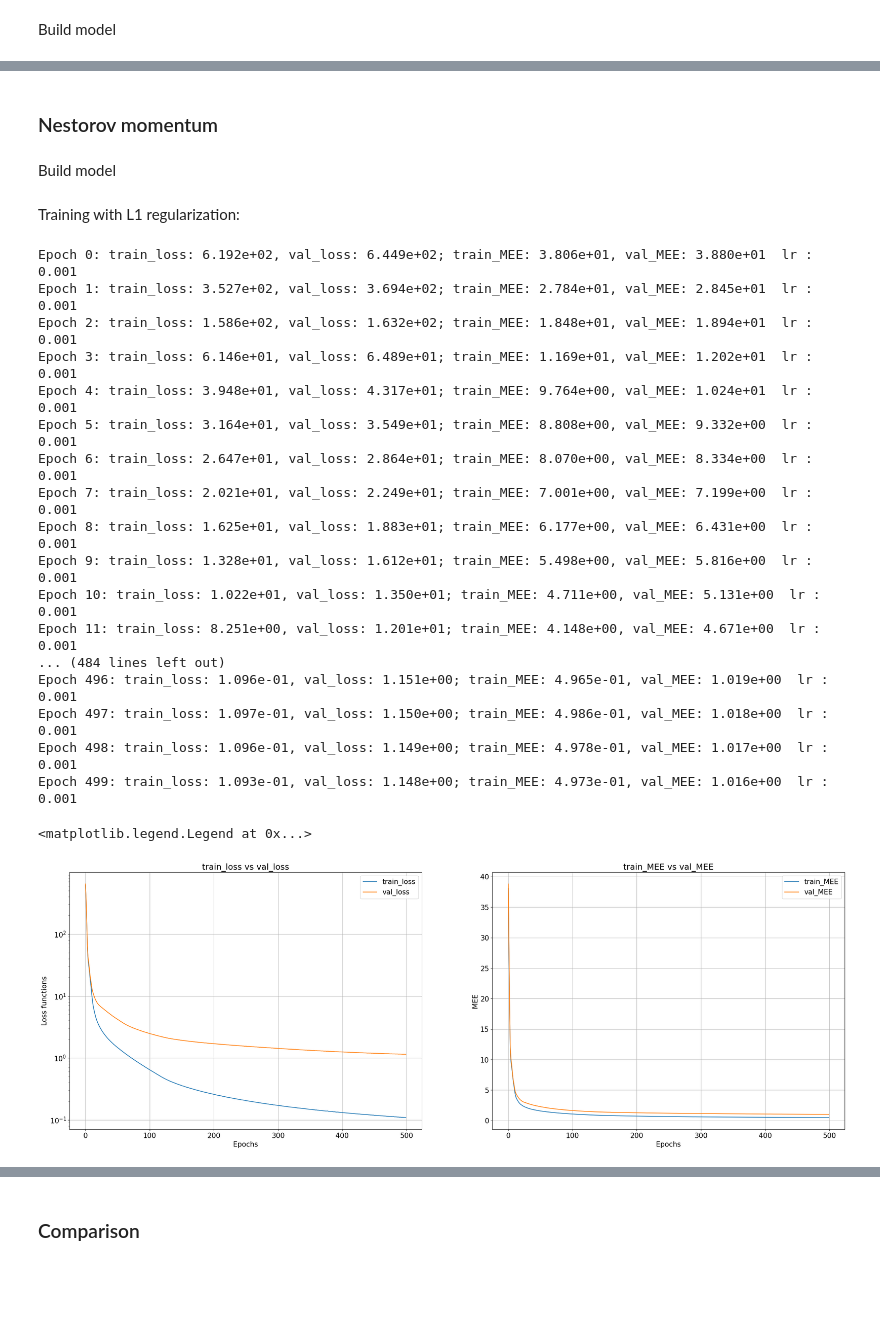
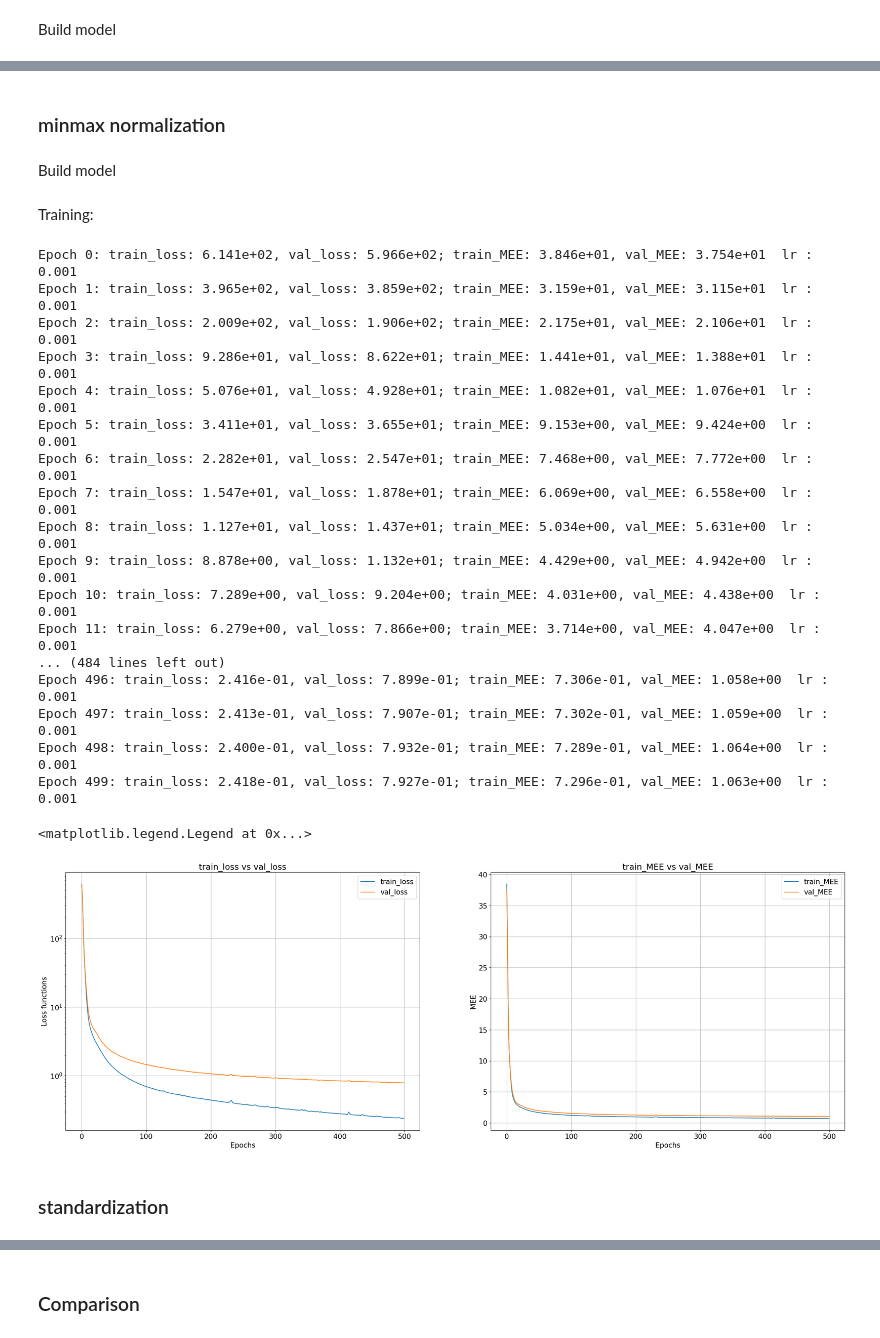
Before and after one commit to gmg00/ML_prj, a Jupyter notebook: notebooks/norm_exploration.ipynb, the cells around one changed output, grey strips where cells are left out. Drawn from its saved outputs; the diff is of its cells as text; code cells hidden in the pictures; blank space fills up the shorter version.

```diff
--- a/notebooks/norm_exploration.ipynb
+++ b/notebooks/norm_exploration.ipynb
@@ -63,7 +60,0 @@ preprocessing = 0
-# %%
-if preprocessing == 1:
-    X_train_cup = minmax_norm(X_train_cup)
-    X_test_cup = minmax_norm(X_test_cup)
-elif preprocessing == 2:
-    X_train_cup = standard(X_train_cup)
-    X_test_cup = standard(X_test_cup)
@@ -259,3 +81,16 @@ KeyError: 'train_accuracy'
+# %%
+def minmax_norm(input_array):
+    X_train_norm = []
+    for elem in input_array:
+        X_train_norm.append((elem - np.min(elem)) / (np.max(elem) - np.min(elem)))
+    return np.array(X_train_norm)
+# %%
+
+X_train_norm = minmax_norm(X_train_cup)
+X_test_norm = minmax_norm(X_test_cup)
+
+X_train_stand = standardize(X_train_cup)
+X_test_stand = standardize(X_test_cup)
 # %% [markdown]
 ## CUP
 # %% [markdown]
@@ -354,5 +188,5 @@ plt.legend(fontsize=15)
-# %% [markdown]
-### Nestorov momentum
+# %% [markdown]
+### minmax normalization
 # %% [markdown]
 Build model
 # %%
@@ -370,58 +204,59 @@ output_layer = Layer(hidden_layer, 3, params.pop('output_act_func'))
 model = NeuralNetwork(input_layer, output_layer, params.pop('loss'), metrics=[MEE])
 
 model.set_initial_weights(init_weights_list)
-# %% [markdown]
-Training with L1 regularization:
+# %% [markdown]
+Training:
 # %%
 np.random.seed(seed)
-params['nest'] = True
-history_nest = model.train(X_train_cup, y_train_cup,
+history_norm = model.train(X_train_norm, y_train_cup,
                                     ** params,
                                     validation_split = 0.2,
                                     early_stopping=None,
                                     reduce_eta=None
                                     )
 # %% [output]
-Epoch 0: train_loss: 6.192e+02, val_loss: 6.449e+02; train_MEE: 3.806e+01, val_MEE: 3.880e+01  lr : 0.001
-Epoch 1: train_loss: 3.527e+02, val_loss: 3.694e+02; train_MEE: 2.784e+01, val_MEE: 2.845e+01  lr : 0.001
-Epoch 2: train_loss: 1.586e+02, val_loss: 1.632e+02; train_MEE: 1.848e+01, val_MEE: 1.894e+01  lr : 0.001
-Epoch 3: train_loss: 6.146e+01, val_loss: 6.489e+01; train_MEE: 1.169e+01, val_MEE: 1.202e+01  lr : 0.001
-Epoch 4: train_loss: 3.948e+01, val_loss: 4.317e+01; train_MEE: 9.764e+00, val_MEE: 1.024e+01  lr : 0.001
-Epoch 5: train_loss: 3.164e+01, val_loss: 3.549e+01; train_MEE: 8.808e+00, val_MEE: 9.332e+00  lr : 0.001
-Epoch 6: train_loss: 2.647e+01, val_loss: 2.864e+01; train_MEE: 8.070e+00, val_MEE: 8.334e+00  lr : 0.001
-Epoch 7: train_loss: 2.021e+01, val_loss: 2.249e+01; train_MEE: 7.001e+00, val_MEE: 7.199e+00  lr : 0.001
-Epoch 8: train_loss: 1.625e+01, val_loss: 1.883e+01; train_MEE: 6.177e+00, val_MEE: 6.431e+00  lr : 0.001
-Epoch 9: train_loss: 1.328e+01, val_loss: 1.612e+01; train_MEE: 5.498e+00, val_MEE: 5.816e+00  lr : 0.001
-Epoch 10: train_loss: 1.022e+01, val_loss: 1.350e+01; train_MEE: 4.711e+00, val_MEE: 5.131e+00  lr : 0.001
-Epoch 11: train_loss: 8.251e+00, val_loss: 1.201e+01; train_MEE: 4.148e+00, val_MEE: 4.671e+00  lr : 0.001
+Epoch 0: train_loss: 6.141e+02, val_loss: 5.966e+02; train_MEE: 3.846e+01, val_MEE: 3.754e+01  lr : 0.001
+Epoch 1: train_loss: 3.965e+02, val_loss: 3.859e+02; train_MEE: 3.159e+01, val_MEE: 3.115e+01  lr : 0.001
+Epoch 2: train_loss: 2.009e+02, val_loss: 1.906e+02; train_MEE: 2.175e+01, val_MEE: 2.106e+01  lr : 0.001
+Epoch 3: train_loss: 9.286e+01, val_loss: 8.622e+01; train_MEE: 1.441e+01, val_MEE: 1.388e+01  lr : 0.001
+Epoch 4: train_loss: 5.076e+01, val_loss: 4.928e+01; train_MEE: 1.082e+01, val_MEE: 1.076e+01  lr : 0.001
+Epoch 5: train_loss: 3.411e+01, val_loss: 3.655e+01; train_MEE: 9.153e+00, val_MEE: 9.424e+00  lr : 0.001
+Epoch 6: train_loss: 2.282e+01, val_loss: 2.547e+01; train_MEE: 7.468e+00, val_MEE: 7.772e+00  lr : 0.001
+Epoch 7: train_loss: 1.547e+01, val_loss: 1.878e+01; train_MEE: 6.069e+00, val_MEE: 6.558e+00  lr : 0.001
+Epoch 8: train_loss: 1.127e+01, val_loss: 1.437e+01; train_MEE: 5.034e+00, val_MEE: 5.631e+00  lr : 0.001
+Epoch 9: train_loss: 8.878e+00, val_loss: 1.132e+01; train_MEE: 4.429e+00, val_MEE: 4.942e+00  lr : 0.001
+Epoch 10: train_loss: 7.289e+00, val_loss: 9.204e+00; train_MEE: 4.031e+00, val_MEE: 4.438e+00  lr : 0.001
+Epoch 11: train_loss: 6.279e+00, val_loss: 7.866e+00; train_MEE: 3.714e+00, val_MEE: 4.047e+00  lr : 0.001
 ... (484 lines left out)
-Epoch 496: train_loss: 1.096e-01, val_loss: 1.151e+00; train_MEE: 4.965e-01, val_MEE: 1.019e+00  lr : 0.001
-Epoch 497: train_loss: 1.097e-01, val_loss: 1.150e+00; train_MEE: 4.986e-01, val_MEE: 1.018e+00  lr : 0.001
-Epoch 498: train_loss: 1.096e-01, val_loss: 1.149e+00; train_MEE: 4.978e-01, val_MEE: 1.017e+00  lr : 0.001
-Epoch 499: train_loss: 1.093e-01, val_loss: 1.148e+00; train_MEE: 4.973e-01, val_MEE: 1.016e+00  lr : 0.001
+Epoch 496: train_loss: 2.416e-01, val_loss: 7.899e-01; train_MEE: 7.306e-01, val_MEE: 1.058e+00  lr : 0.001
+Epoch 497: train_loss: 2.413e-01, val_loss: 7.907e-01; train_MEE: 7.302e-01, val_MEE: 1.059e+00  lr : 0.001
+Epoch 498: train_loss: 2.400e-01, val_loss: 7.932e-01; train_MEE: 7.289e-01, val_MEE: 1.064e+00  lr : 0.001
+Epoch 499: train_loss: 2.418e-01, val_loss: 7.927e-01; train_MEE: 7.296e-01, val_MEE: 1.063e+00  lr : 0.001
 # %%
 plt.figure(1,figsize=(30,10))
 plt.subplot(1,2,1)
-plt.plot(history_nest['train_loss'],label='train_loss')
-plt.plot(history_nest['val_loss'], label='val_loss')
+plt.plot(history_norm['train_loss'],label='train_loss')
+plt.plot(history_norm['val_loss'], label='val_loss')
 plt.yscale('log')
 plt.xlabel('Epochs', size=15)
 plt.ylabel('Loss functions', size=15)
 plt.title('train_loss vs val_loss', size=18)
 plt.xticks(size=15)
 plt.yticks(size=15)
 plt.grid()
 plt.legend(fontsize=15)
 plt.subplot(1,2,2)
-plt.plot(history_nest['train_MEE'],label='train_MEE')
-plt.plot(history_nest['val_MEE'], label='val_MEE')
+plt.plot(history_norm['train_MEE'],label='train_MEE')
+plt.plot(history_norm['val_MEE'], label='val_MEE')
 plt.xlabel('Epochs', size=15)
 plt.ylabel('MEE', size=15)
 plt.title('train_MEE vs val_MEE', size=18)
 plt.xticks(size=15)
 plt.yticks(size=15)
 plt.grid()
 plt.legend(fontsize=15)
 # %% [output]
 <matplotlib.legend.Legend at 0x...>
-[figure, old version]
+[figure, new version]
+# %% [markdown]
+### standardization
```
Also changed, not shown: parts of 31 cells of this notebook, 2 other files.
